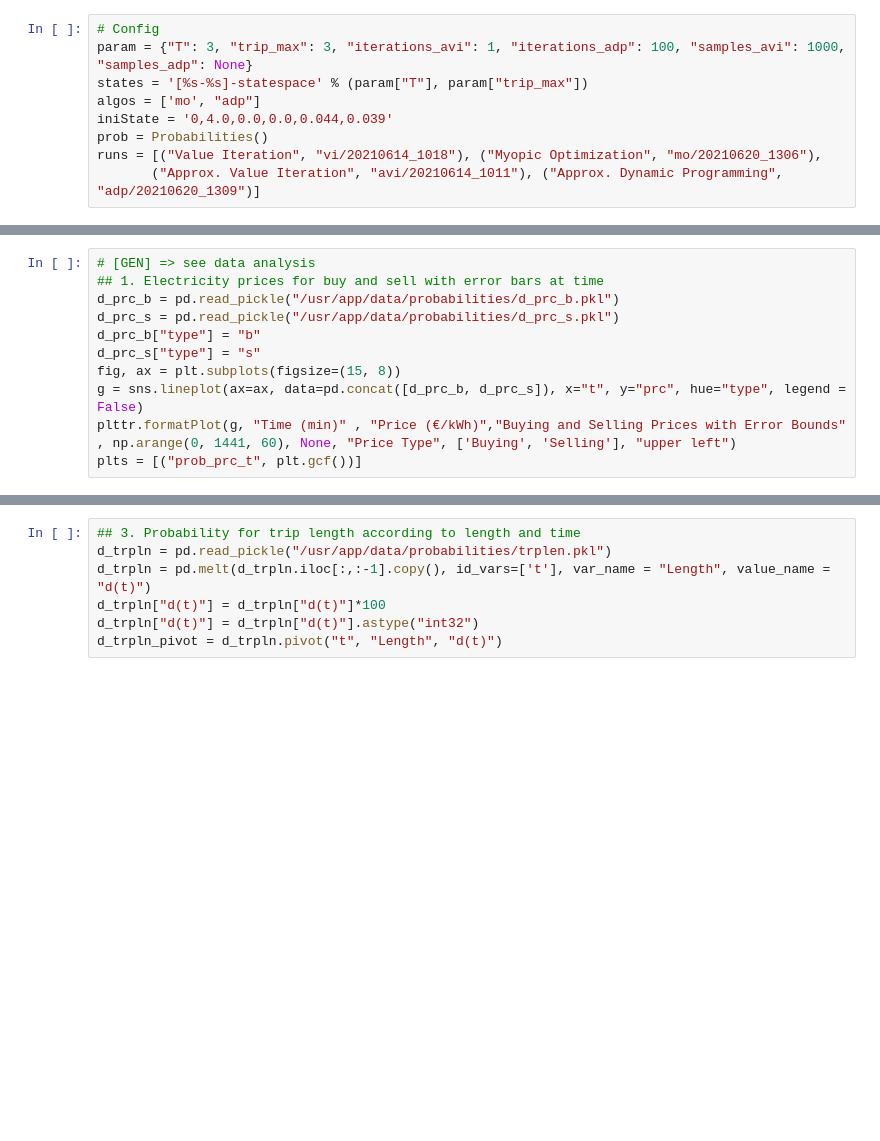
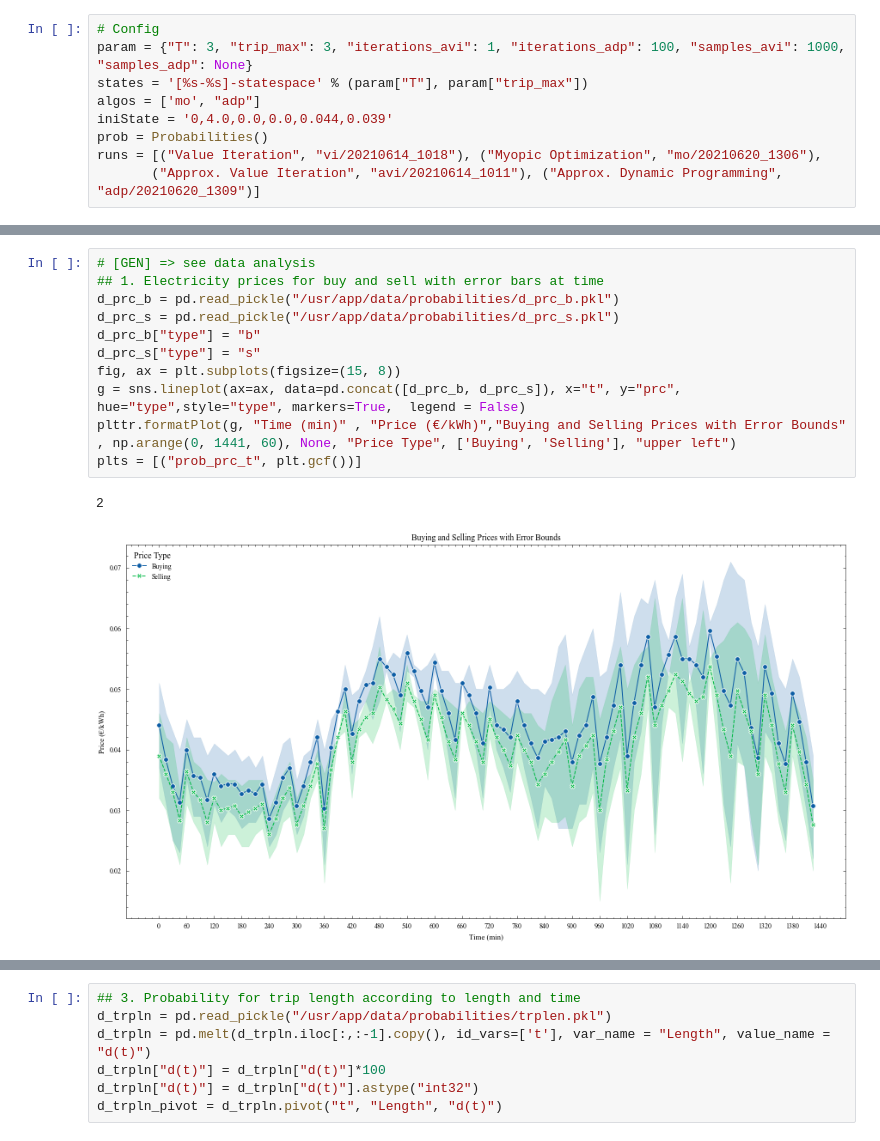
Before and after one commit to thummelt/master-thesis, a Jupyter notebook: code/src/Visualization.ipynb, the cells around one changed output, grey strips where cells are left out. Cells and saved outputs as stored; diff of their text form; blank space fills up the shorter version.

```diff
--- a/code/src/Visualization.ipynb
+++ b/code/src/Visualization.ipynb
@@ -57,14 +51,17 @@ analyseValue(dict_dec, iniState, prob, df_states["s_obj"].to_dict(), param)
 # %%
 # [GEN] => see data analysis
 ## 1. Electricity prices for buy and sell with error bars at time
 d_prc_b = pd.read_pickle("/usr/app/data/probabilities/d_prc_b.pkl")
 d_prc_s = pd.read_pickle("/usr/app/data/probabilities/d_prc_s.pkl")
 d_prc_b["type"] = "b"
 d_prc_s["type"] = "s"
 fig, ax = plt.subplots(figsize=(15, 8))
-g = sns.lineplot(ax=ax, data=pd.concat([d_prc_b, d_prc_s]), x="t", y="prc", hue="type", legend = False)
+g = sns.lineplot(ax=ax, data=pd.concat([d_prc_b, d_prc_s]), x="t", y="prc", hue="type",style="type", markers=True,  legend = False)
 plttr.formatPlot(g, "Time (min)" , "Price (€/kWh)","Buying and Selling Prices with Error Bounds" , np.arange(0, 1441, 60), None, "Price Type", ['Buying', 'Selling'], "upper left")
 plts = [("prob_prc_t", plt.gcf())]
+# %% [output]
+2
+[figure, added]
 # %%
 ## 2. Probability to start trip at time
 d_trpstrt = pd.read_pickle("/usr/app/data/probabilities/trpstrt.pkl")
```
Also changed, not shown: parts of 13 cells of this notebook, 1 other file.
